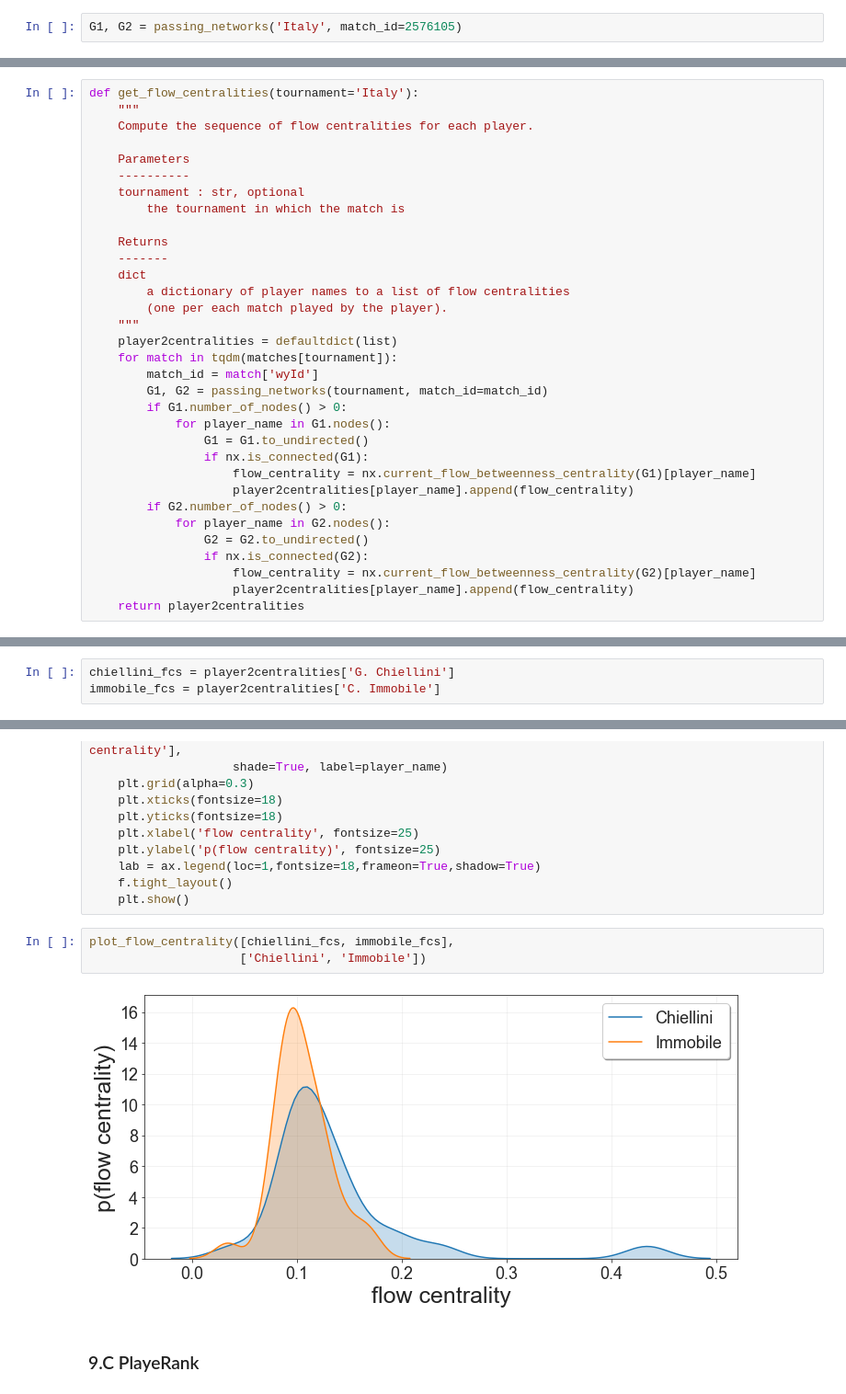
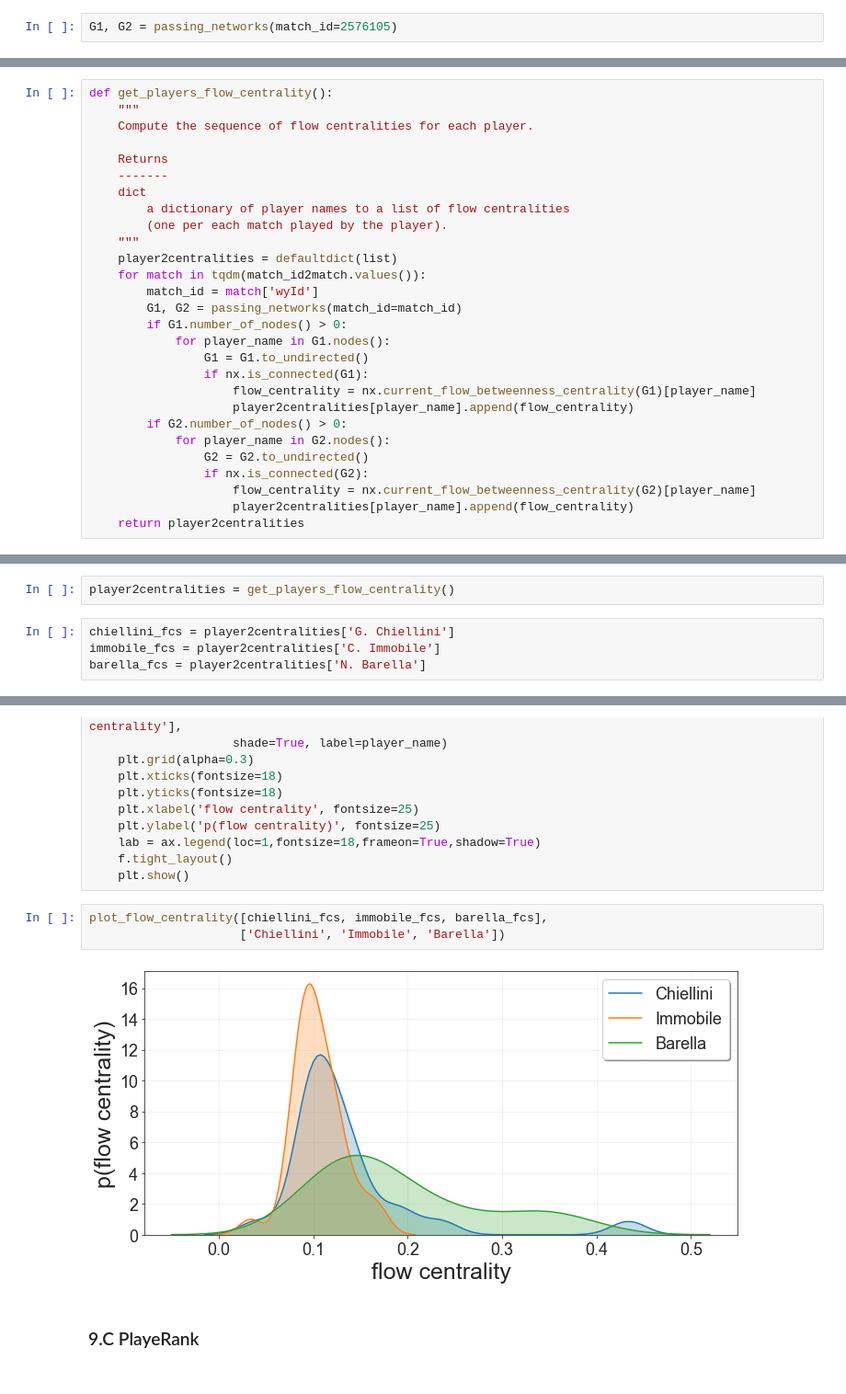
Before and after one commit to jonpappalord/soccer_logs_exploration, a Jupyter notebook: Code_plot.ipynb, the cells around one changed output, grey strips where cells are left out. Shown at 92% size. Drawn from its saved outputs; the diff is of its cells as text.

```diff
--- a/Code_plot.ipynb
+++ b/Code_plot.ipynb
@@ -733,7 +793,7 @@ def plot_passing_networks(G1, G2):
             with_labels=True, font_weight='bold', alpha=0.75)
     plt.show()
 # %%
-G1, G2 = passing_networks('Italy', match_id=2576105)
+G1, G2 = passing_networks(match_id=2576105)
 # %%
 plot_passing_networks(G1, G2)
 # %% [output]
@@ -750,14 +810,9 @@ Duch et al., Quantifying the Performance of Individual Players in a Team Activit
 # %% [markdown]
 ### Distribution of the flow centrality
 # %%
-def get_flow_centralities(tournament='Italy'):
+def get_players_flow_centrality():
     """
     Compute the sequence of flow centralities for each player.
-
-    Parameters
-    ----------
-    tournament : str, optional
-        the tournament in which the match is
 
     Returns
     -------
@@ -766,9 +821,9 @@ def get_flow_centralities(tournament='Italy'):
         (one per each match played by the player).
     """
     player2centralities = defaultdict(list)
-    for match in tqdm(matches[tournament]):
+    for match in tqdm(match_id2match.values()):
         match_id = match['wyId']
-        G1, G2 = passing_networks(tournament, match_id=match_id)
+        G1, G2 = passing_networks(match_id=match_id)
         if G1.number_of_nodes() > 0:
             for player_name in G1.nodes():
                 G1 = G1.to_undirected()
@@ -787,6 +840,9 @@ player2centralities = get_flow_centralities('Italy')
+# %%
+player2centralities = get_players_flow_centrality()
 # %%
 chiellini_fcs = player2centralities['G. Chiellini']
 immobile_fcs = player2centralities['C. Immobile']
+barella_fcs = player2centralities['N. Barella']
 # %%
 def plot_flow_centrality(players_centralities, names):
     """
@@ -815,10 +871,10 @@ def plot_flow_centrality(players_centralities, names):
     f.tight_layout()
     plt.show()
 # %%
-plot_flow_centrality([chiellini_fcs, immobile_fcs],
-                     ['Chiellini', 'Immobile'])
+plot_flow_centrality([chiellini_fcs, immobile_fcs, barella_fcs],
+                     ['Chiellini', 'Immobile', 'Barella'])
 # %% [output]
-[figure, old version]
+[figure, new version]
 # %% [markdown]
 ### 9.C <a id='playerank'>PlayeRank</a>
 # %%
```
Also changed, not shown: parts of 15 cells of this notebook.
